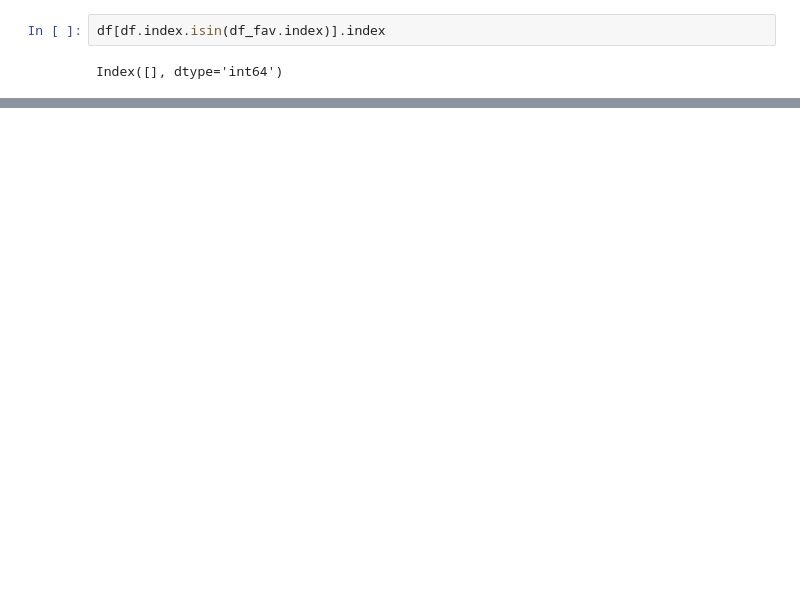
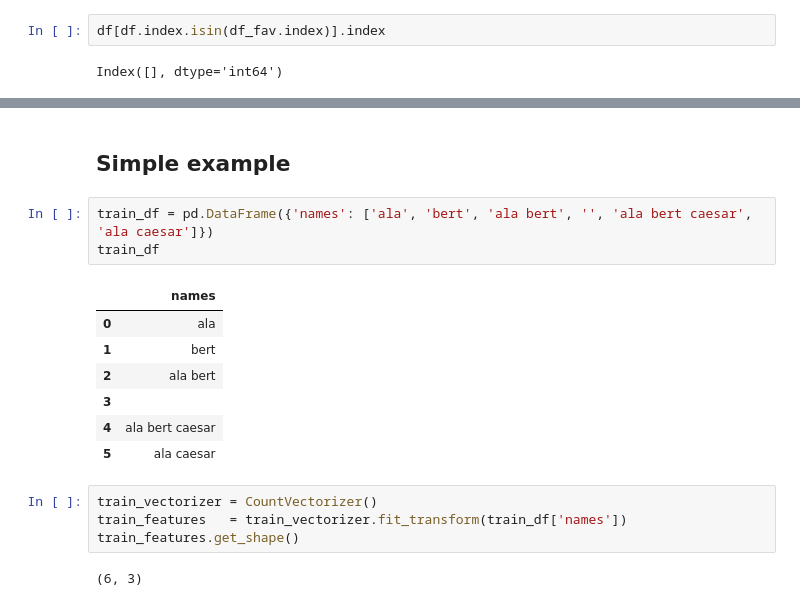
Before and after one commit to karol-pa/History_book_recommendation_system, a Jupyter notebook: recommendation_system.ipynb, the cells around one changed output, grey strips where cells are left out. Drawn from its saved outputs; the diff is of its cells as text; blank space fills up the shorter version.

```diff
--- a/recommendation_system.ipynb
+++ b/recommendation_system.ipynb
@@ -379,0 +348,19 @@ df_fav
+# %% [markdown]
+## Simple example
+# %%
+train_df = pd.DataFrame({'names': ['ala', 'bert', 'ala bert', '', 'ala bert caesar', 'ala caesar']})
+train_df
+# %% [output]
+|  | names |
+| 0 | ala |
+| 1 | bert |
+| 2 | ala bert |
+| 3 |  |
+| 4 | ala bert caesar |
+| 5 | ala caesar |
+# %%
+train_vectorizer = CountVectorizer()
+train_features   = train_vectorizer.fit_transform(train_df['names'])
+train_features.get_shape()
+# %% [output]
+(6, 3)
```
Also changed, not shown: parts of 13 cells of this notebook.
